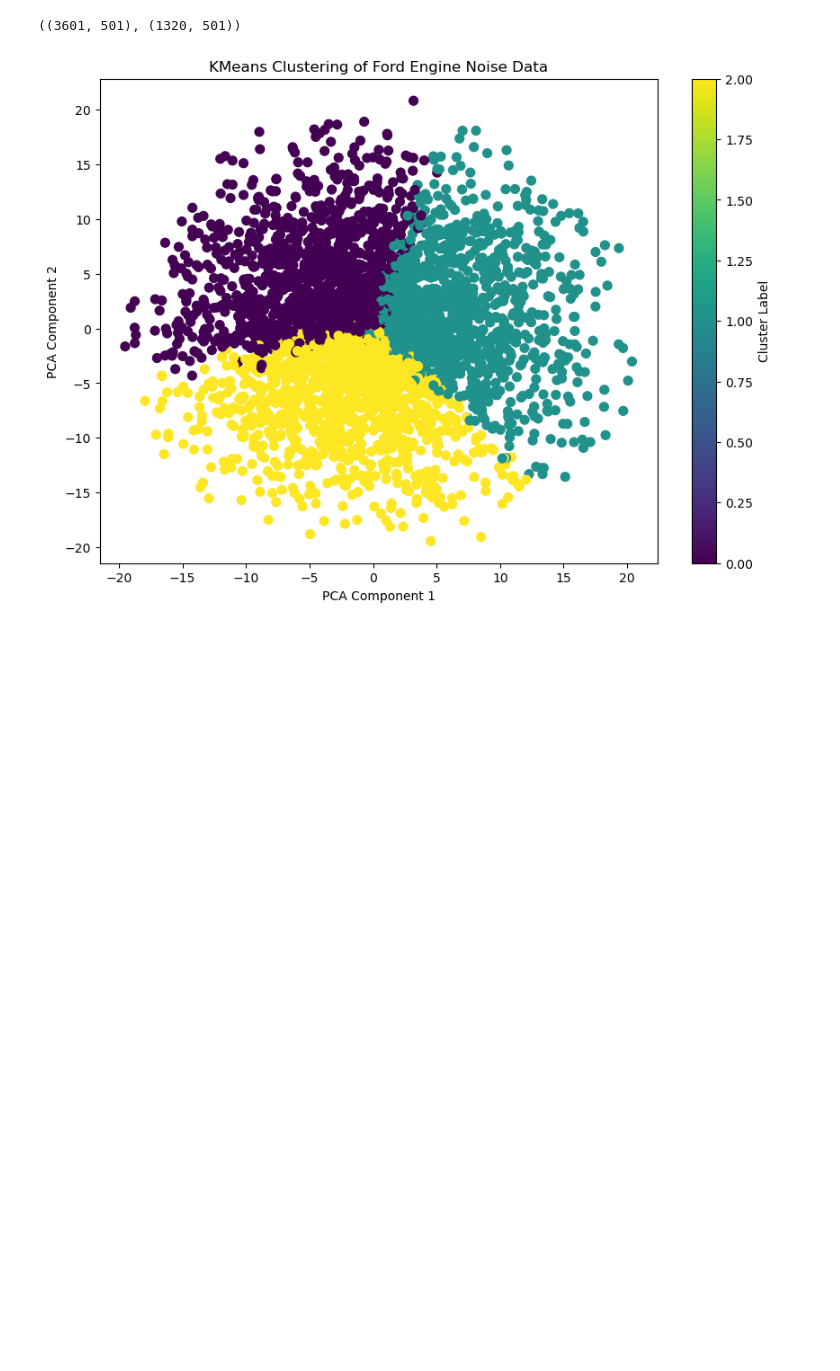
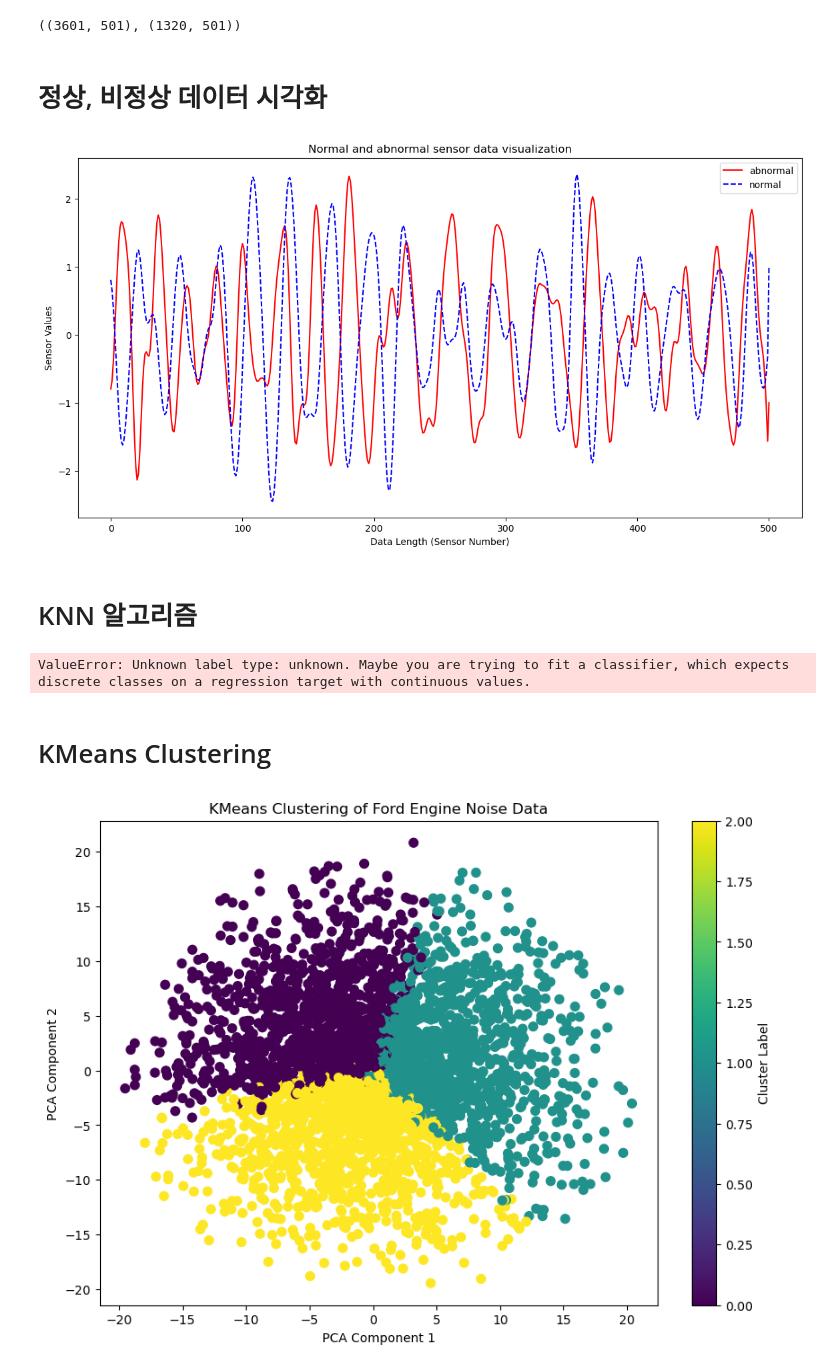
Before and after one commit to 1TAEKIM/Improvement-of-defect-rate, a Jupyter notebook: KMeans.ipynb, the cells around one changed output. Saved outputs shown, nothing was run; the diff lists cells and outputs as text; code cells hidden in the pictures; blank space fills up the shorter version.

Commit message:
Added data visualiztions(KNN, KMeans)

```diff
--- a/KMeans.ipynb
+++ b/KMeans.ipynb
@@ -15,11 +17,12 @@ from scipy.io import arff
 import pandas as pd
 
 data, meta = arff.loadarff('./dataset/FordA_TRAIN.arff')
-df = pd.DataFrame(data)
+train_df = pd.DataFrame(data)
 
 data, meta = arff.loadarff('./dataset/FordA_TEST.arff')
-df1 = pd.DataFrame(data)
-df
+test_df = pd.DataFrame(data)
+
+train_df
 # %% [output]
 |  | att1 | att2 | att3 | att4 | att5 | att6 | att7 | att8 | att9 | att10 | ... | ... |
 | 0 | -0.797172 | -0.664392 | -0.373015 | 0.040815 | 0.526936 | 0.984288 | 1.353120 | 1.578108 | 1.659251 | 1.640809 | ... | ... |
@@ -59,5 +62,78 @@ df.shape, df1.shape
 # %% [output]
 ((3601, 501), (1320, 501))
+# %% [markdown]
+# 정상, 비정상 데이터 시각화
+# %%
+import matplotlib.pyplot as plt
+
+# 인덱스 0번과 1번의 데이터 선택
+index_0_data = train_df.iloc[0] # 비정상
+index_1_data = train_df.iloc[1] # 정상
+
+# 시각화
+plt.figure(figsize=(14, 7))
+x = range(len(index_0_data))  # Feature 인덱스
+
+plt.plot(x, index_0_data, label='abnormal', marker='', color='red', linestyle='-')
+plt.plot(x, index_1_data, label='normal', marker='', color='blue', linestyle='--')
+
+plt.xlabel('Data Length (Sensor Number)')
+plt.ylabel('Sensor Values')
+plt.title('Normal and abnormal sensor data visualization')
+
+# x축 레이블을 0, 100, 200, 300, 400, 500 단위로 표시
+xticks_positions = [0, 100, 200, 300, 400, 500]
+xticks_labels = [str(i) for i in xticks_positions]
+
+plt.xticks(xticks_positions, xticks_labels, rotation=0)  # Feature 이름이 길 경우 가독성을 위해 회전
+plt.legend()
+plt.show()
+# %% [output]
+[figure, added]
+# %% [markdown]
+# KNN 알고리즘
+# %%
+import pandas as pd
+from sklearn.preprocessing import StandardScaler
+from sklearn.decomposition import PCA
+from sklearn.neighbors import KNeighborsClassifier
+from sklearn.model_selection import train_test_split
+import matplotlib.pyplot as plt
+
+# 데이터 로드 (예시)
+# train_df = pd.read_csv('your_dataset.csv')
+
+# 'target' 열이 있다고 가정하고 이를 제거하여 특징 데이터 준비
+X = train_df.drop('target', axis=1)
+y = train_df['target']
+
+# 데이터 스케일링
+scaler = StandardScaler()
+X_scaled = scaler.fit_transform(X)
+
+# PCA를 사용하여 데이터 시각화를 위해 차원 축소 (2차원으로)
+pca = PCA(n_components=2)
+X_pca = pca.fit_transform(X_scaled)
+
+# KNN 알고리즘 적용
+knn = KNeighborsClassifier(n_neighbors=5)
+X_train, X_test, y_train, y_test = train_test_split(X_pca, y, test_size=0.2, random_state=42)
+knn.fit(X_train, y_train)
+predictions = knn.predict(X_test)
+
+# PCA로 축소된 데이터와 KNN 예측 결과 시각화
+plt.figure(figsize=(10, 7))
+plt.scatter(X_test[:, 0], X_test[:, 1], c=predictions, cmap='viridis', s=50, marker='o', label='Test Data')
+
+plt.xlabel('Data Length (Sensor Number)')
+plt.ylabel('Feature Weight')
+plt.title('Neighborhood components analysis')
+plt.legend()
+plt.show()
+# %% [output]
+ValueError: Unknown label type: unknown. Maybe you are trying to fit a classifier, which expects discrete classes on a regression target with continuous values.
+# %% [markdown]
+# KMeans Clustering
 # %%
 import pandas as pd
 from sklearn.preprocessing import StandardScaler
```
Also changed, not shown: parts of 3 cells of this notebook.
